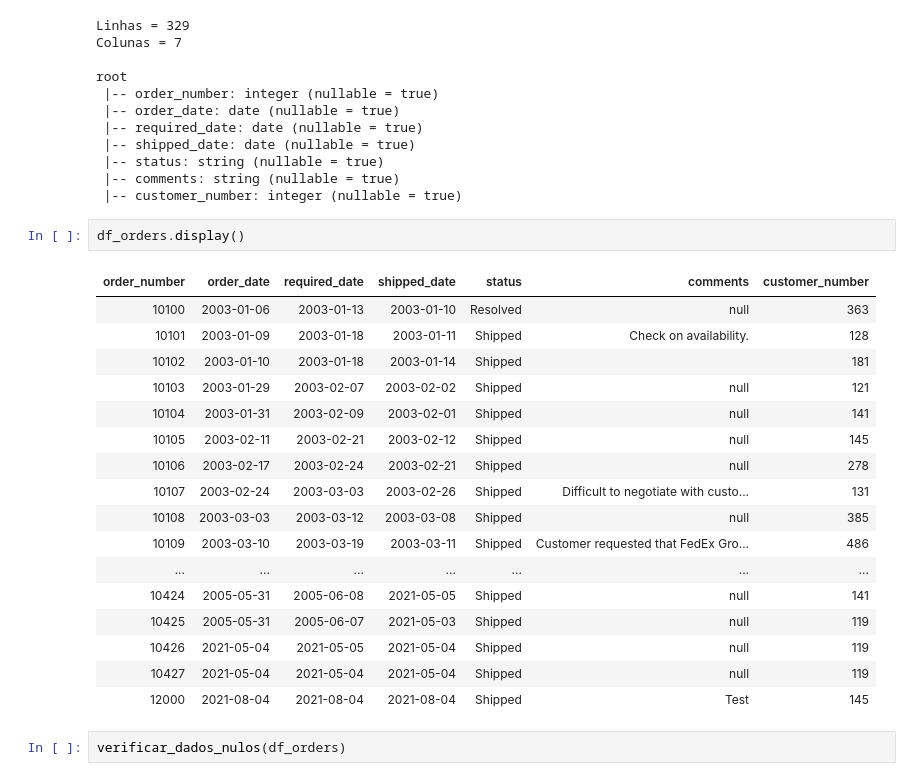
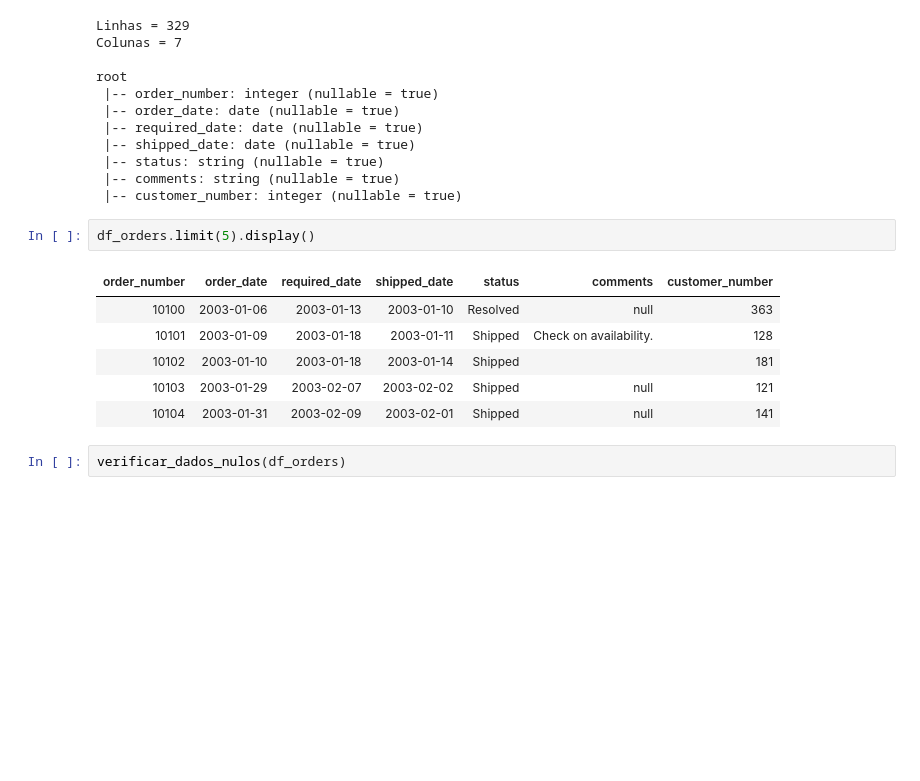
Before and after one commit to FernandoBarbosaB/Analise_Ecommerce, a Jupyter notebook: join_tratamento.ipynb, the cells around one changed output. Drawn from its saved outputs; the diff is of its cells as text; blank space fills up the shorter version.

```diff
--- a/join_tratamento.ipynb
+++ b/join_tratamento.ipynb
@@ -305,25 +261,14 @@ root
  |-- comments: string (nullable = true)
  |-- customer_number: integer (nullable = true)
 # %%
-df_orders.display()
+df_orders.limit(5).display()
 # %% [output]
 | order_number | order_date | required_date | shipped_date | status | comments | customer_number |
 | 10100 | 2003-01-06 | 2003-01-13 | 2003-01-10 | Resolved | null | 363 |
 | 10101 | 2003-01-09 | 2003-01-18 | 2003-01-11 | Shipped | Check on availability. | 128 |
 | 10102 | 2003-01-10 | 2003-01-18 | 2003-01-14 | Shipped |  | 181 |
 | 10103 | 2003-01-29 | 2003-02-07 | 2003-02-02 | Shipped | null | 121 |
 | 10104 | 2003-01-31 | 2003-02-09 | 2003-02-01 | Shipped | null | 141 |
-| 10105 | 2003-02-11 | 2003-02-21 | 2003-02-12 | Shipped | null | 145 |
-| 10106 | 2003-02-17 | 2003-02-24 | 2003-02-21 | Shipped | null | 278 |
-| 10107 | 2003-02-24 | 2003-03-03 | 2003-02-26 | Shipped | Difficult to negotiate with custo... | 131 |
-| 10108 | 2003-03-03 | 2003-03-12 | 2003-03-08 | Shipped | null | 385 |
-| 10109 | 2003-03-10 | 2003-03-19 | 2003-03-11 | Shipped | Customer requested that FedEx Gro... | 486 |
-| ... | ... | ... | ... | ... | ... | ... |
-| 10424 | 2005-05-31 | 2005-06-08 | 2021-05-05 | Shipped | null | 141 |
-| 10425 | 2005-05-31 | 2005-06-07 | 2021-05-03 | Shipped | null | 119 |
-| 10426 | 2021-05-04 | 2021-05-05 | 2021-05-04 | Shipped | null | 119 |
-| 10427 | 2021-05-04 | 2021-05-04 | 2021-05-04 | Shipped | null | 119 |
-| 12000 | 2021-08-04 | 2021-08-04 | 2021-08-04 | Shipped | Test | 145 |
 # %%
 verificar_dados_nulos(df_orders)
 # %% [output]
```
Also changed, not shown: parts of 6 cells of this notebook.
